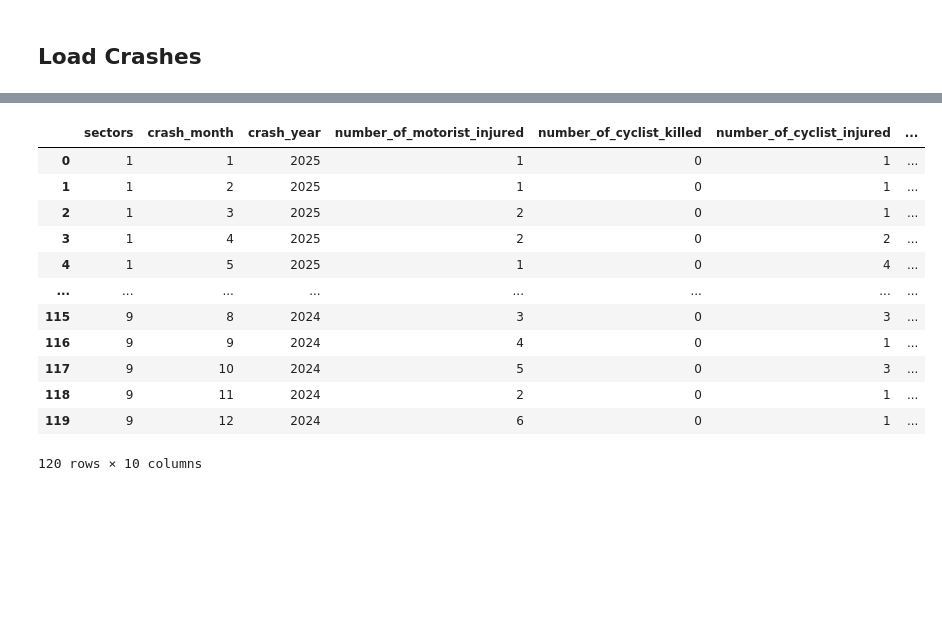
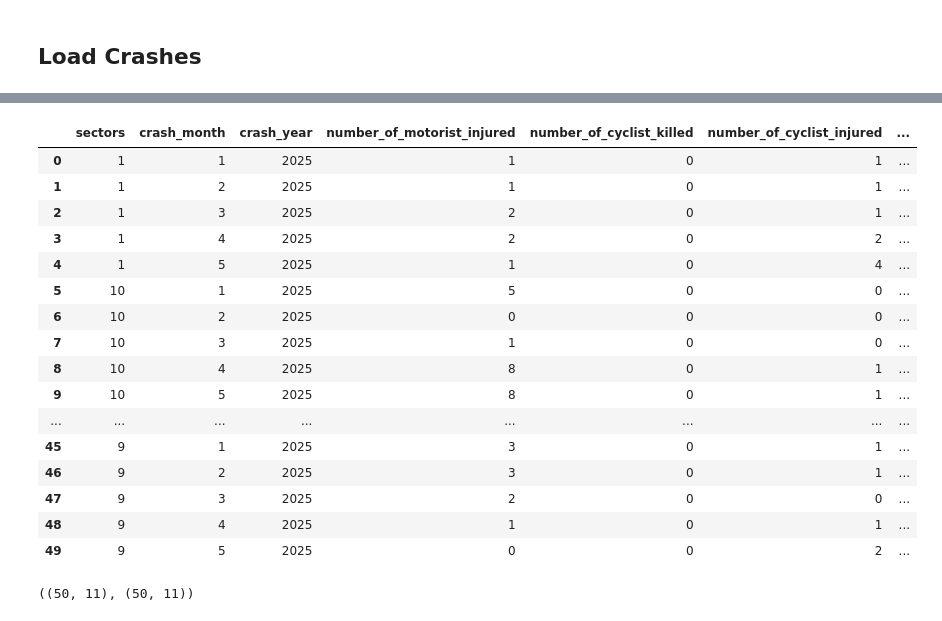
Before and after one commit to jennahgosciak/cb3-interactive, a Jupyter notebook: load_contextual_data.ipynb, the cells around one changed output, grey strips where cells are left out. Cells and saved outputs as stored; diff of their text form; code cells hidden in the pictures; blank space fills up the shorter version.

```diff
--- a/load_contextual_data.ipynb
+++ b/load_contextual_data.ipynb
@@ -69,4 +82,10 @@ gdf_crash_cb3 = gdf_crash.sjoin(gdf_sectors, how='inner')
+# %%
+gdf_crash = pd.concat([gdf_crash_2025, gdf_crash_2024, gdf_crash_2023])
 # %%
+# spatial join, add data columns
+columns_to_drop = [x for x in gdf_sectors.columns if x in gdf_crash.columns and x != 'geometry']
+gdf_crash_cb3 = gdf_crash.sjoin(gdf_sectors.drop(columns_to_drop, axis=1), how='inner')
 gdf_crash_cb3['crash_date'] = pd.to_datetime(gdf_crash_cb3['crash_date'])
 gdf_crash_cb3['crash_month'] = gdf_crash_cb3['crash_date'].dt.month
 gdf_crash_cb3['crash_year'] = gdf_crash_cb3['crash_date'].dt.year
+gdf_crash_cb3.head()
@@ -72,0 +100,9 @@ gdf_crash_cb3['crash_year'] = gdf_crash_cb3['crash_date'].dt.year
+# %%
+collision_cols = ['number_of_motorist_injured', 'number_of_cyclist_killed',
+'number_of_cyclist_injured', 'number_of_persons_killed', 'number_of_persons_injured',
+'number_of_pedestrians_killed', 'number_of_pedestrians_injured']
+gdf_crash_cb3[collision_cols] = gdf_crash_cb3[collision_cols].astype(int)
+# %%
+# count number of collisions
+collision_count = gdf_crash_cb3[['sectors', 'crash_month', 'crash_year']].value_counts().rename('collision_count').reset_index()
+collision_count.head()
@@ -73,19 +116,24 @@ gdf_crash_cb3['crash_year'] = gdf_crash_cb3['crash_date'].dt.year
 # %%
-gdf_crash_cb3_summary = gdf_crash_cb3.groupby(['sectors', 'crash_month', 'crash_year'], as_index=False)[['number_of_motorist_injured', 'number_of_cyclist_killed',
-'number_of_cyclist_injured', 'number_of_persons_killed', 'number_of_persons_injured',
-'number_of_pedestrians_killed', 'number_of_pedestrians_injured']].sum().fillna(0)
-gdf_crash_cb3_summary
+gdf_crash_cb3_total = gdf_crash_cb3.groupby(['sectors', 'crash_month', 'crash_year'], \
+    as_index=False)[collision_cols].sum().fillna(0)\
+    .merge(collision_count, on=['sectors', 'crash_month', 'crash_year'], how='outer')
+collision_cols = collision_cols + ['collision_count']
+gdf_crash_cb3_total
 # %% [output]
 |  | sectors | crash_month | crash_year | number_of_motorist_injured | number_of_cyclist_killed | number_of_cyclist_injured | ... |
 | 0 | 1 | 1 | 2025 | 1 | 0 | 1 | ... |
 | 1 | 1 | 2 | 2025 | 1 | 0 | 1 | ... |
 | 2 | 1 | 3 | 2025 | 2 | 0 | 1 | ... |
 | 3 | 1 | 4 | 2025 | 2 | 0 | 2 | ... |
 | 4 | 1 | 5 | 2025 | 1 | 0 | 4 | ... |
+| 5 | 10 | 1 | 2025 | 5 | 0 | 0 | ... |
+| 6 | 10 | 2 | 2025 | 0 | 0 | 0 | ... |
+| 7 | 10 | 3 | 2025 | 1 | 0 | 0 | ... |
+| 8 | 10 | 4 | 2025 | 8 | 0 | 1 | ... |
+| 9 | 10 | 5 | 2025 | 8 | 0 | 1 | ... |
 | ... | ... | ... | ... | ... | ... | ... | ... |
-| 115 | 9 | 8 | 2024 | 3 | 0 | 3 | ... |
-| 116 | 9 | 9 | 2024 | 4 | 0 | 1 | ... |
-| 117 | 9 | 10 | 2024 | 5 | 0 | 3 | ... |
-| 118 | 9 | 11 | 2024 | 2 | 0 | 1 | ... |
-| 119 | 9 | 12 | 2024 | 6 | 0 | 1 | ... |
+| 45 | 9 | 1 | 2025 | 3 | 0 | 1 | ... |
+| 46 | 9 | 2 | 2025 | 3 | 0 | 1 | ... |
+| 47 | 9 | 3 | 2025 | 2 | 0 | 0 | ... |
+| 48 | 9 | 4 | 2025 | 1 | 0 | 1 | ... |
+| 49 | 9 | 5 | 2025 | 0 | 0 | 2 | ... |
-120 rows × 10 columns
@@ -95,0 +143,7 @@ gdf_crash_cb3_summary = gdf_crash_cb3_summary.groupby('sectors')[['number_of_mot
+# %%
+gdf_crash_cb3_complete = gdf_crash_cb3_total.set_index(['sectors', 'crash_month', 'crash_year']).reindex(full_index).reset_index()
+gdf_crash_cb3_complete = gdf_crash_cb3_complete[~((gdf_crash_cb3_complete['crash_month'] > 5) & (gdf_crash_cb3_complete['crash_year'] == 2025))]
+gdf_crash_cb3_complete[collision_cols] = gdf_crash_cb3_complete[collision_cols].fillna(0)
+gdf_crash_cb3_complete.shape, gdf_crash_cb3_total.shape
+# %% [output]
+((50, 11), (50, 11))
```
Also changed, not shown: parts of 11 cells of this notebook, 7 other files.
